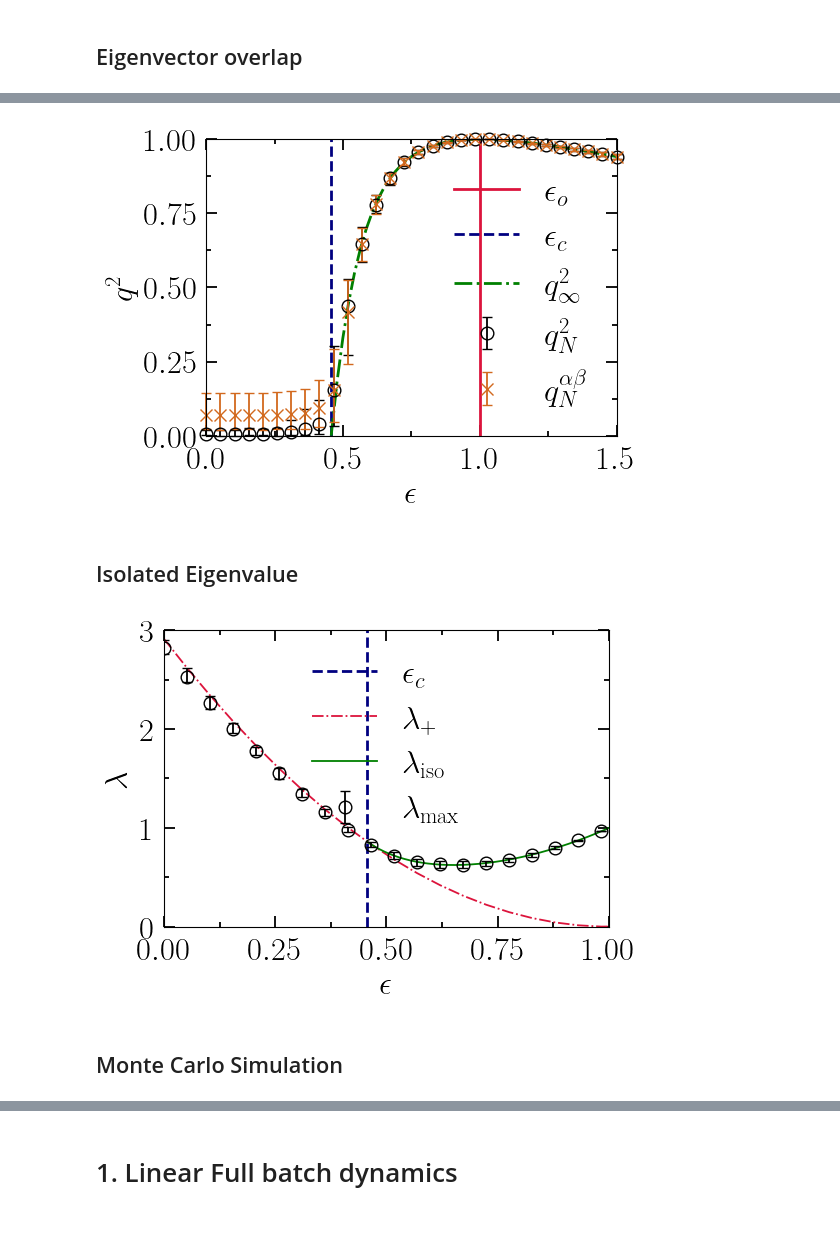
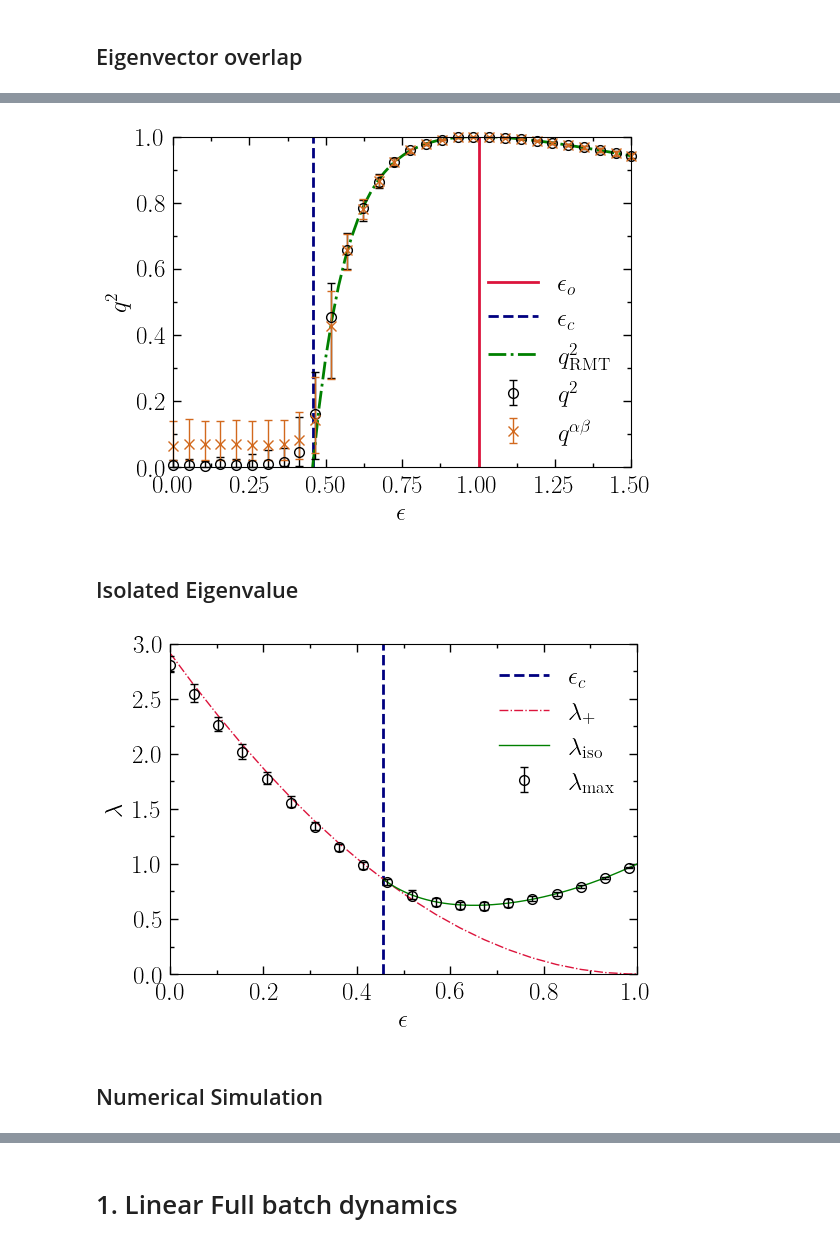
Before and after one commit to f-damico/BBP_in_SGD, a Jupyter notebook: src/notebooks/0.Linear_model.ipynb, the cells around one changed output, grey strips where cells are left out. Cells and saved outputs as stored; diff of their text form; code cells hidden in the pictures.

```diff
--- a/src/notebooks/0.Linear_model.ipynb
+++ b/src/notebooks/0.Linear_model.ipynb
@@ -121,8 +94,8 @@ def q2(epsilon, sigma_W, r, t=1):
     c = b / a
     return (1. - r / c**2)/(1. + r / c)
 # %%
-plot_dir0 = "../images/0.linear_full_batch/"
-data_dir0 = "../data/0.linear_full_batch/"
+plot_dir0 = "../../collected_results/figures/0.linear_full_batch/"
+data_dir0 = "../../data/0.linear_full_batch/"
 
 os.system("mkdir -p " + plot_dir0)
 os.system("mkdir -p " + data_dir0)
@@ -685,11 +322,19 @@ figure_id = "effective_orderparameter"
 u_ab = []
 for i in range(n):
     for j in range(i+1, n):
-#         u_ab.append((np.sum(u_list[:, i] * u_list[:, j], axis=-1))**2)
-        u_ab.append(np.abs(np.sum(u_list[:, i] * u_list[:, j], axis=-1)))
+        u_ab.append(
+            np.abs(
+                np.sum(
+                    u_list[:, i] * u_list[:, j],
+                    axis=-1
+                )
+            )
+        )
 
 
 u_ab = np.array(u_ab)
+
+set_rc(scale=1.)
 
 n_fig = 1
 fig, axs = plt.subplots(1, n_fig,
@@ -702,40 +347,42 @@ axs.axvline(eps_0,
 
 eps_c = epsilon_c(sigma, r, t=1)
 axs.axvline(eps_c,
             ls='--', lw=2, color='navy',
             label=r"$\epsilon_c$")
 
 x_q2 = np.linspace(eps_c, 1.5, 50)
 q2_pred = q2(x_q2, 1., 0.5, t=1)
 axs.plot(x_q2, q2_pred,
          ls='-.', lw=2, marker='', color='green',
-         label=r"$q^2_{\infty}$")
+         label=r"$q^2_{\rm RMT}$")
 
 axs.errorbar(x_plot, y_mean, yerr=y_err,
              ls='', clip_on=False,
-             color='k', label=r"$q^2_N$")
+             color='k', label=r"$q^2$")
 
 med, err = asym_err(u_ab, axis=0)
 axs.errorbar(epsilon_list, med, yerr=err,
              ls='', clip_on=False,
-             color='chocolate', label=r"$q^{\alpha \beta}_N$")
+             color='chocolate', label=r"$q^{\alpha \beta}$")
 
 nice_style(axs,
            xlim=(0., max(epsilon_list)), ylim=(0.,1.),
            xlabel=r"$\epsilon$", ylabel=r"$q^2$")
 
 plt.legend(loc='lower right')
 
 plt.tight_layout()
 
 plt.savefig(plot_dir0+"linear_"+figure_id+".pdf")
 
 plt.show()
 # %% [output]
-[figure, old version]
+[figure, new version]
 # %% [markdown]
 ## Isolated Eigenvalue
 # %%
+set_rc(scale=1.)
+
 figure_id = "lbd_flow"
 
 sigma = 1.
@@ -786,6 +433,6 @@ plt.tight_layout()
 plt.savefig(plot_dir0+"linear_"+figure_id+".pdf")
 plt.show()
 # %% [output]
-[figure, old version]
+[figure, new version]
 # %% [markdown]
-## Monte Carlo Simulation
+## Numerical Simulation
```
Also changed, not shown: parts of 37 cells of this notebook, 7 other files.
